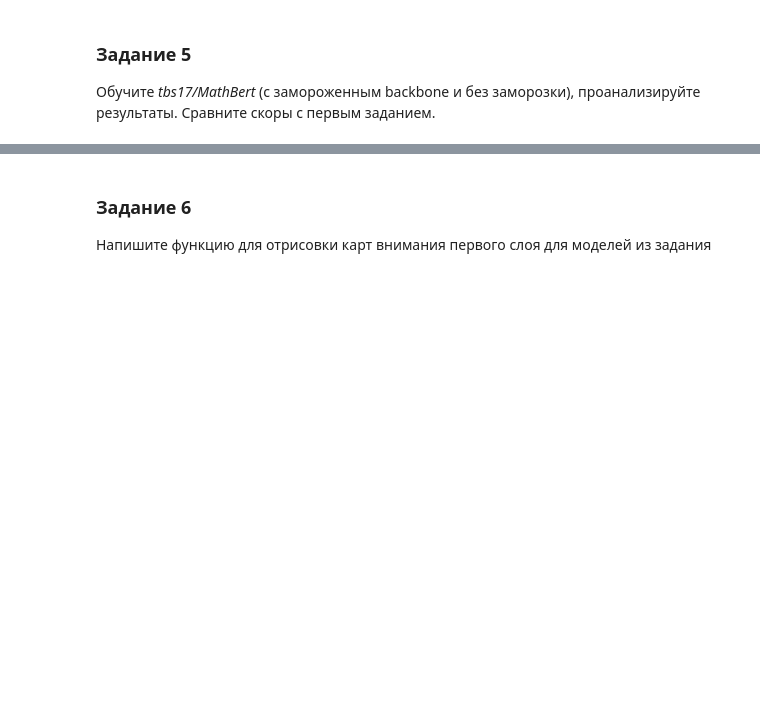
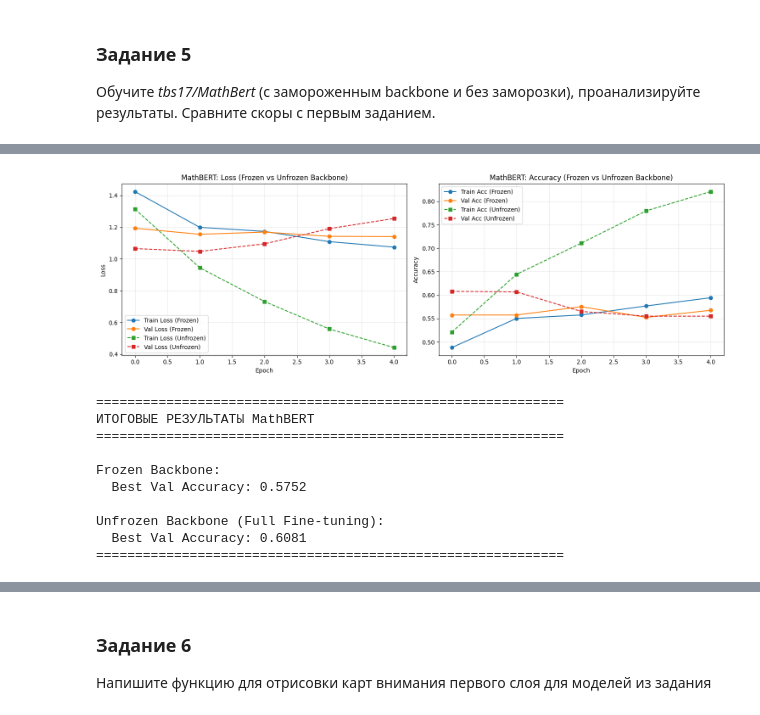
Before and after one commit to KruglovEgor/Modeling, a Jupyter notebook: lab7/Attention_and_transformers.ipynb, the cells around one changed output, grey strips where cells are left out. Cells and saved outputs as stored; diff of their text form; code cells hidden in the pictures; blank space fills up the shorter version.

```diff
--- a/lab7/Attention_and_transformers.ipynb
+++ b/lab7/Attention_and_transformers.ipynb
@@ -57,0 +846,14 @@ rubert_tiny_full_finetuned = train_transformer(rubert_tiny_transformer_model, fr
+# %%
+# ЗАДАНИЕ 5: Обучение MathBERT
+
+# Создаем токенизатор и датасеты для MathBERT
+model_name_mathbert = 'tbs17/MathBERT'
+tokenizer_mathbert = AutoTokenizer.from_pretrained(model_name_mathbert)
+
+# Создаем датасеты
+train_dataset_mathbert = MathProblemsDataset(train_texts, train_labels, tokenizer_mathbert)
+val_dataset_mathbert = MathProblemsDataset(val_texts, val_labels, tokenizer_mathbert)
+test_dataset_mathbert = MathProblemsDataset(test_texts, test_labels, tokenizer_mathbert)
+
+print(f"Датасеты для {model_name_mathbert} созданы!")
+print(f"Train: {len(train_dataset_mathbert)}, Val: {len(val_dataset_mathbert)}, Test: {len(test_dataset_mathbert)}")
@@ -57,0 +1001,59 @@ rubert_tiny_full_finetuned = train_transformer(rubert_tiny_transformer_model, fr
+# %%
+# Сравнение результатов MathBERT (frozen vs unfrozen)
+
+fig, axes = plt.subplots(1, 2, figsize=(15, 5))
+
+# Loss
+axes[0].plot(mathbert_finetuned_with_freezed_backbone.training_history['train_loss'],
+             label='Train Loss (Frozen)', marker='o')
+axes[0].plot(mathbert_finetuned_with_freezed_backbone.training_history['val_loss'],
+             label='Val Loss (Frozen)', marker='o')
+axes[0].plot(mathbert_full_finetuned.training_history['train_loss'],
+             label='Train Loss (Unfrozen)', marker='s', linestyle='--')
+axes[0].plot(mathbert_full_finetuned.training_history['val_loss'],
+             label='Val Loss (Unfrozen)', marker='s', linestyle='--')
+axes[0].set_xlabel('Epoch')
+axes[0].set_ylabel('Loss')
+axes[0].set_title('MathBERT: Loss (Frozen vs Unfrozen Backbone)')
+axes[0].legend()
+axes[0].grid(True, alpha=0.3)
+
+# Accuracy
+axes[1].plot(mathbert_finetuned_with_freezed_backbone.training_history['train_acc'],
+             label='Train Acc (Frozen)', marker='o')
+axes[1].plot(mathbert_finetuned_with_freezed_backbone.training_history['val_acc'],
+             label='Val Acc (Frozen)', marker='o')
+axes[1].plot(mathbert_full_finetuned.training_history['train_acc'],
+             label='Train Acc (Unfrozen)', marker='s', linestyle='--')
+axes[1].plot(mathbert_full_finetuned.training_history['val_acc'],
+             label='Val Acc (Unfrozen)', marker='s', linestyle='--')
+axes[1].set_xlabel('Epoch')
+axes[1].set_ylabel('Accuracy')
+axes[1].set_title('MathBERT: Accuracy (Frozen vs Unfrozen Backbone)')
+axes[1].legend()
+axes[1].grid(True, alpha=0.3)
+
+plt.tight_layout()
+plt.show()
+
+# Итоговые метрики
+print("\n" + "="*60)
+print("ИТОГОВЫЕ РЕЗУЛЬТАТЫ MathBERT")
+print("="*60)
+print(f"\nFrozen Backbone:")
+print(f"  Best Val Accuracy: {max(mathbert_finetuned_with_freezed_backbone.training_history['val_acc']):.4f}")
+print(f"\nUnfrozen Backbone (Full Fine-tuning):")
+print(f"  Best Val Accuracy: {max(mathbert_full_finetuned.training_history['val_acc']):.4f}")
+print("="*60)
+# %% [output]
+[figure, added]
+============================================================
+ИТОГОВЫЕ РЕЗУЛЬТАТЫ MathBERT
+============================================================
+
+Frozen Backbone:
+  Best Val Accuracy: 0.5752
+
+Unfrozen Backbone (Full Fine-tuning):
+  Best Val Accuracy: 0.6081
+============================================================
```
Also changed, not shown: parts of 39 cells of this notebook, 6 other files.
